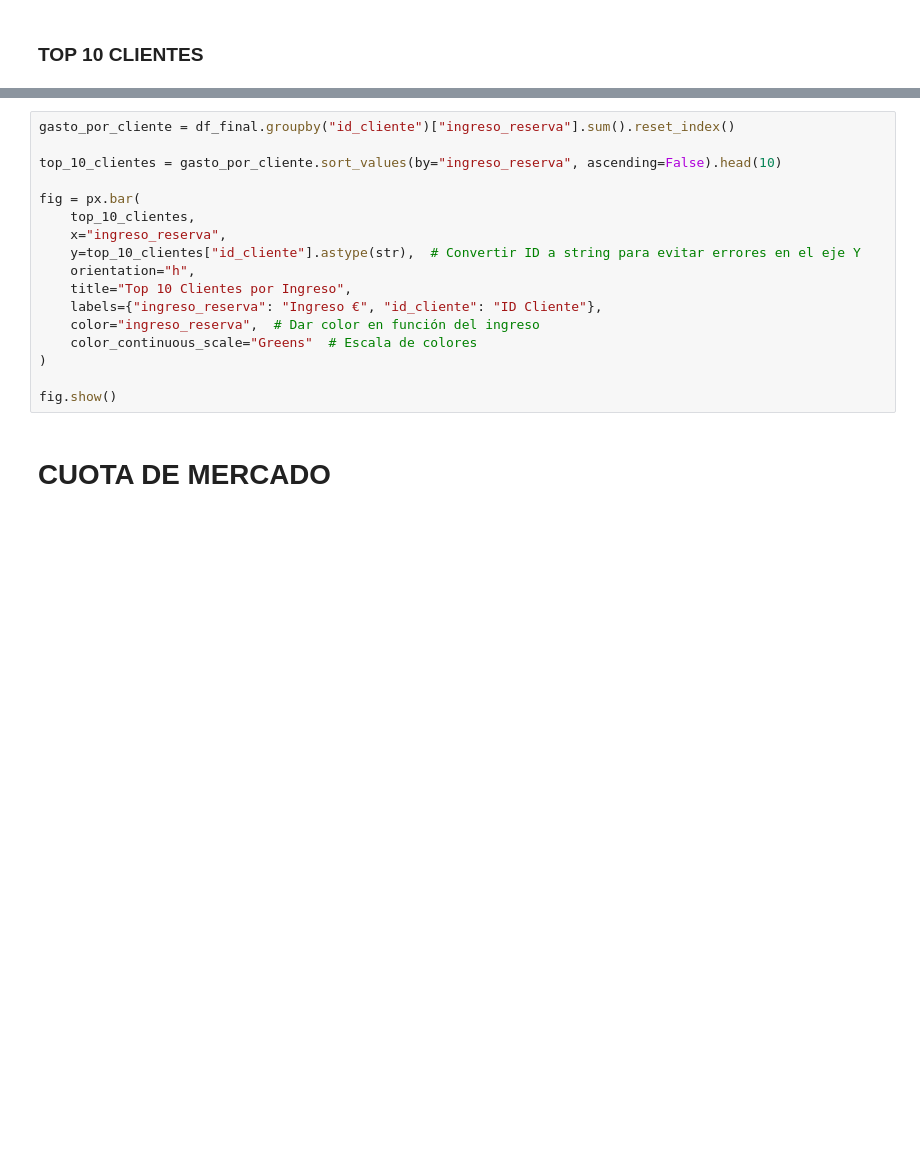
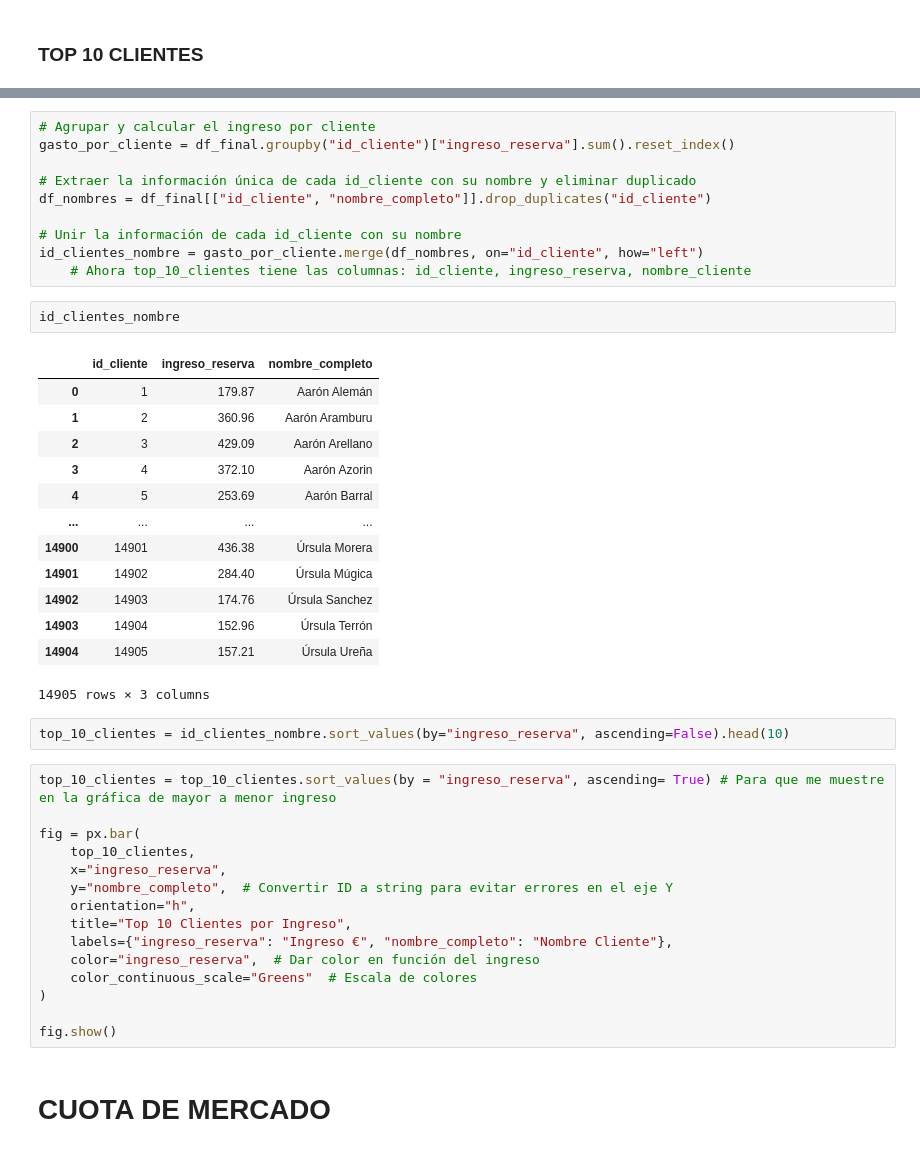
Before and after one commit to Vic4s/ETL_Hoteles, a Jupyter notebook: notebooks_final/graficos_final.ipynb, the cells around one changed output, grey strips where cells are left out. Cells and saved outputs as stored; diff of their text form; blank space fills up the shorter version.

```diff
--- a/notebooks_final/graficos_final.ipynb
+++ b/notebooks_final/graficos_final.ipynb
@@ -545,15 +557,41 @@ ingresos_hoteles
+# %%
+# Agrupar y calcular el ingreso por cliente
+gasto_por_cliente = df_final.groupby("id_cliente")["ingreso_reserva"].sum().reset_index()
+
+# Extraer la información única de cada id_cliente con su nombre y eliminar duplicado
+df_nombres = df_final[["id_cliente", "nombre_completo"]].drop_duplicates("id_cliente")
+
+# Unir la información de cada id_cliente con su nombre
+id_clientes_nombre = gasto_por_cliente.merge(df_nombres, on="id_cliente", how="left")
+    # Ahora top_10_clientes tiene las columnas: id_cliente, ingreso_reserva, nombre_cliente
+# %%
+id_clientes_nombre
+# %% [output]
+|  | id_cliente | ingreso_reserva | nombre_completo |
+| 0 | 1 | 179.87 | Aarón Alemán |
+| 1 | 2 | 360.96 | Aarón Aramburu |
+| 2 | 3 | 429.09 | Aarón Arellano |
+| 3 | 4 | 372.10 | Aarón Azorin |
+| 4 | 5 | 253.69 | Aarón Barral |
+| ... | ... | ... | ... |
+| 14900 | 14901 | 436.38 | Úrsula Morera |
+| 14901 | 14902 | 284.40 | Úrsula Múgica |
+| 14902 | 14903 | 174.76 | Úrsula Sanchez |
+| 14903 | 14904 | 152.96 | Úrsula Terrón |
+| 14904 | 14905 | 157.21 | Úrsula Ureña |
+14905 rows × 3 columns
+# %%
+top_10_clientes = id_clientes_nombre.sort_values(by="ingreso_reserva", ascending=False).head(10)
 # %%
-gasto_por_cliente = df_final.groupby("id_cliente")["ingreso_reserva"].sum().reset_index()
-
-top_10_clientes = gasto_por_cliente.sort_values(by="ingreso_reserva", ascending=False).head(10)
+top_10_clientes = top_10_clientes.sort_values(by = "ingreso_reserva", ascending= True) # Para que me muestre en la gráfica de mayor a menor ingreso
 
 fig = px.bar(
     top_10_clientes,
     x="ingreso_reserva",
-    y=top_10_clientes["id_cliente"].astype(str),  # Convertir ID a string para evitar errores en el eje Y
+    y="nombre_completo",  # Convertir ID a string para evitar errores en el eje Y
     orientation="h",
     title="Top 10 Clientes por Ingreso",
-    labels={"ingreso_reserva": "Ingreso €", "id_cliente": "ID Cliente"},
+    labels={"ingreso_reserva": "Ingreso €", "nombre_completo": "Nombre Cliente"},
     color="ingreso_reserva",  # Dar color en función del ingreso
     color_continuous_scale="Greens"  # Escala de colores
 )
```
Also changed, not shown: parts of 40 cells of this notebook, 2 other files.
